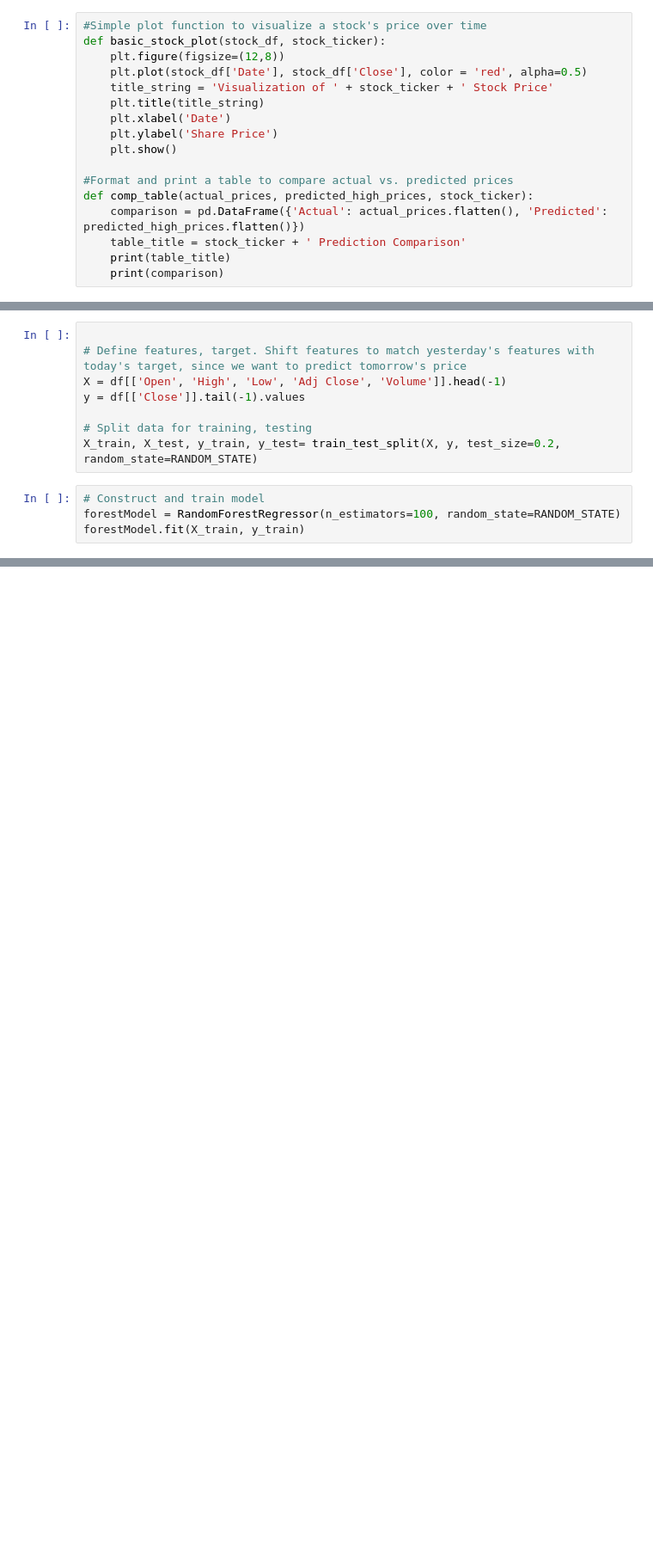
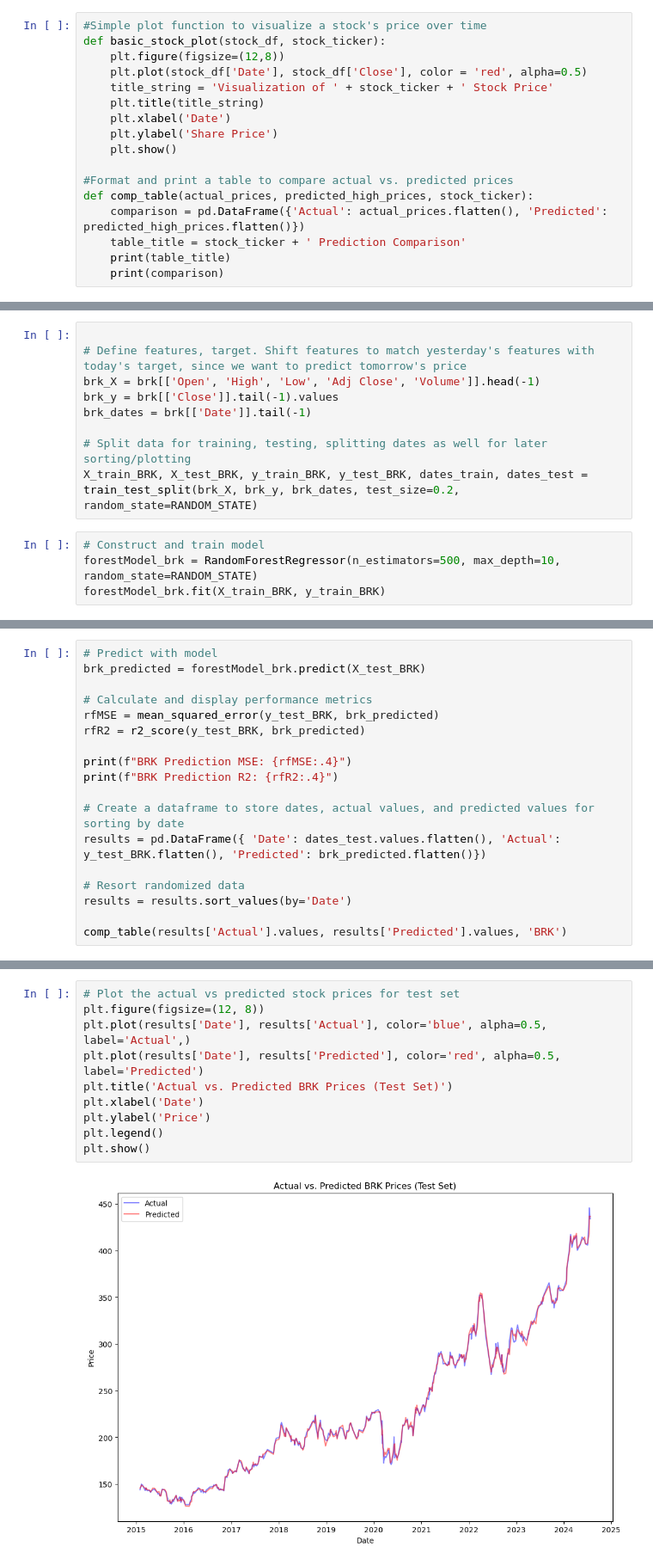
Before and after one commit to Bhumir2503/ML-Stock-Predictor, a Jupyter notebook: TrainingModel/random_forest_model.ipynb, the cells around one changed output, grey strips where cells are left out. Shown: that part at 86% size. Cells and saved outputs as stored; diff of their text form; blank space fills up the shorter version.

```diff
--- a/TrainingModel/random_forest_model.ipynb
+++ b/TrainingModel/random_forest_model.ipynb
@@ -42,13 +54,14 @@ basic_stock_plot(df, 'BRK')
 # %%
 
 # Define features, target. Shift features to match yesterday's features with today's target, since we want to predict tomorrow's price
-X = df[['Open', 'High', 'Low', 'Adj Close', 'Volume']].head(-1)
-y = df[['Close']].tail(-1).values
+brk_X = brk[['Open', 'High', 'Low', 'Adj Close', 'Volume']].head(-1)
+brk_y = brk[['Close']].tail(-1).values
+brk_dates = brk[['Date']].tail(-1)
 
-# Split data for training, testing
-X_train, X_test, y_train, y_test= train_test_split(X, y, test_size=0.2, random_state=RANDOM_STATE)
+# Split data for training, testing, splitting dates as well for later sorting/plotting
+X_train_BRK, X_test_BRK, y_train_BRK, y_test_BRK, dates_train, dates_test = train_test_split(brk_X, brk_y, brk_dates, test_size=0.2, random_state=RANDOM_STATE)
 # %%
 # Construct and train model
-forestModel = RandomForestRegressor(n_estimators=100, random_state=RANDOM_STATE)
-forestModel.fit(X_train, y_train)
+forestModel_brk = RandomForestRegressor(n_estimators=500, max_depth=10, random_state=RANDOM_STATE)
+forestModel_brk.fit(X_train_BRK, y_train_BRK)
 # %% [output]
@@ -85,0 +69,18 @@ BRK Prediction Comparison
+# %%
+# Predict with model
+brk_predicted = forestModel_brk.predict(X_test_BRK)
+
+# Calculate and display performance metrics
+rfMSE = mean_squared_error(y_test_BRK, brk_predicted)
+rfR2 = r2_score(y_test_BRK, brk_predicted)
+
+print(f"BRK Prediction MSE: {rfMSE:.4}")
+print(f"BRK Prediction R2: {rfR2:.4}")
+
+# Create a dataframe to store dates, actual values, and predicted values for sorting by date
+results = pd.DataFrame({ 'Date': dates_test.values.flatten(), 'Actual': y_test_BRK.flatten(), 'Predicted': brk_predicted.flatten()})
+
+# Resort randomized data
+results = results.sort_values(by='Date')
+
+comp_table(results['Actual'].values, results['Predicted'].values, 'BRK')
@@ -86,3 +105,15 @@ BRK Prediction Comparison
+# %%
+# Plot the actual vs predicted stock prices for test set
+plt.figure(figsize=(12, 8))
+plt.plot(results['Date'], results['Actual'], color='blue', alpha=0.5, label='Actual',)
+plt.plot(results['Date'], results['Predicted'], color='red', alpha=0.5, label='Predicted')
+plt.title('Actual vs. Predicted BRK Prices (Test Set)')
+plt.xlabel('Date')
+plt.ylabel('Price')
+plt.legend()
+plt.show()
+# %% [output]
+[figure, added]
 # %%
 #Import and clean apple stock data
 aapl = pd.read_csv('../data/AAPL.csv')
```
Also changed, not shown: parts of 18 cells of this notebook.
